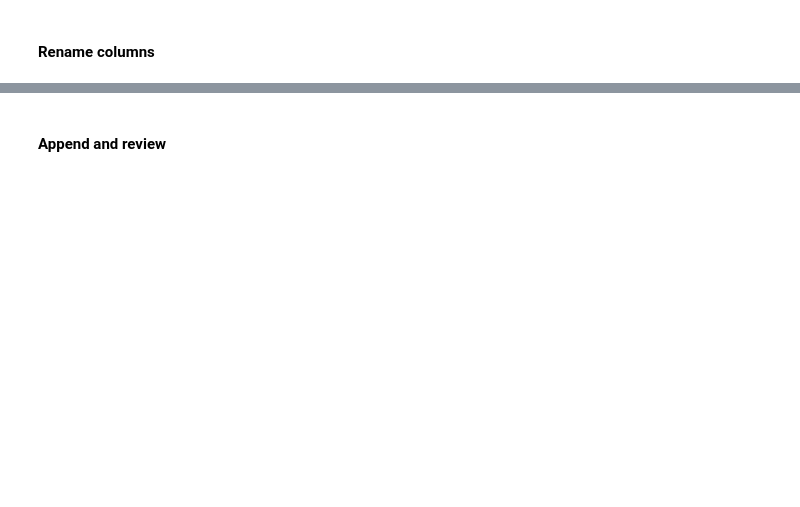
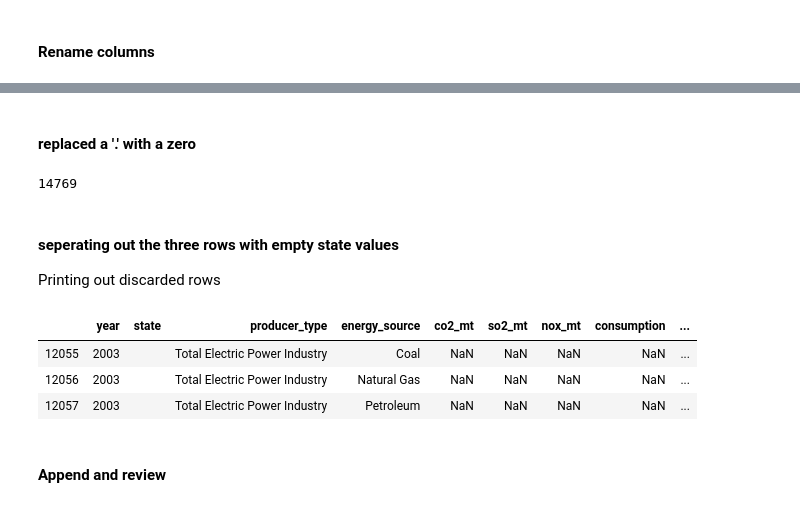
Before and after one commit to fpwirth/Data-Analytics-Project-2, a Jupyter notebook: Notebooks/import_data.ipynb, the cells around one changed output, grey strips where cells are left out. Saved outputs shown, nothing was run; the diff lists cells and outputs as text; code cells hidden in the pictures; blank space fills up the shorter version.

Commit message:
loaded state data table

```diff
--- a/Notebooks/import_data.ipynb
+++ b/Notebooks/import_data.ipynb
@@ -454,3 +454,31 @@ state_data_df.head()
+# %% [markdown]
+#### replaced a '.' with a zero
+# %%
+# error on row 9874
+# replacing a decimal with a zero, it throws a SQL error
+state_data_df.loc[(state_data_df.consumption == '.'),'consumption']='0'
+
+len(state_data_df)
+# %% [output]
+14769
+# %% [markdown]
+#### seperating out the three rows with empty state values
+Printing out discarded rows
+# %%
+# had to seperate three rows where
+clean_state_df = state_data_df[state_data_df['state'] != '  ']
+
+clean_state_df.head()
+
+# what was thrown away...
+empty_state_df = state_data_df[state_data_df['state'] == '  ']
+
+empty_state_df
+# %% [output]
+|  | year | state | producer_type | energy_source | co2_mt | so2_mt | nox_mt | consumption | ... |
+| 12055 | 2003 |  | Total Electric Power Industry | Coal | NaN | NaN | NaN | NaN | ... |
+| 12056 | 2003 |  | Total Electric Power Industry | Natural Gas | NaN | NaN | NaN | NaN | ... |
+| 12057 | 2003 |  | Total Electric Power Industry | Petroleum | NaN | NaN | NaN | NaN | ... |
 # %% [markdown]
 #### Append and review
 # %%
```
Also changed, not shown: parts of 3 cells of this notebook, 2 other files.
